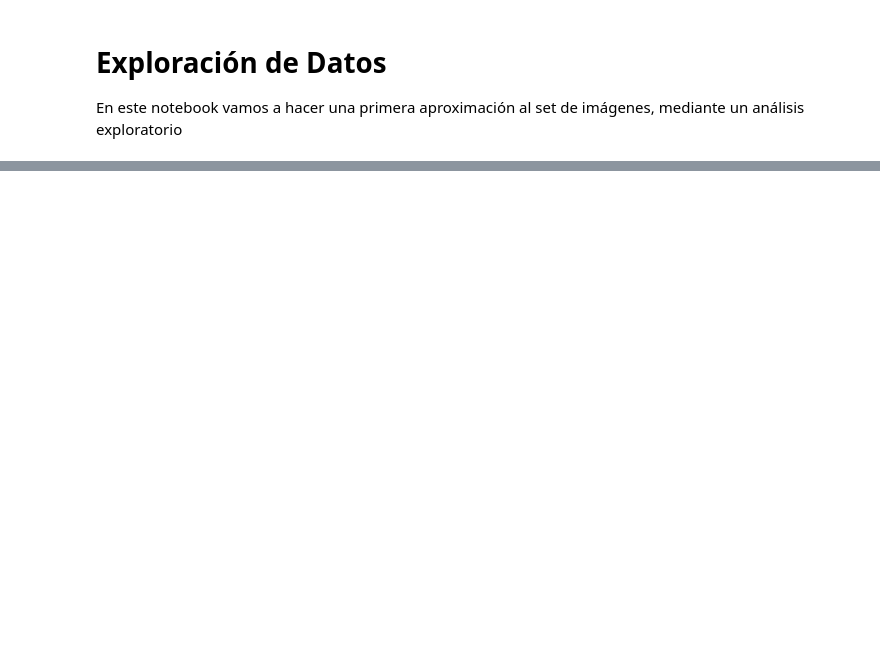
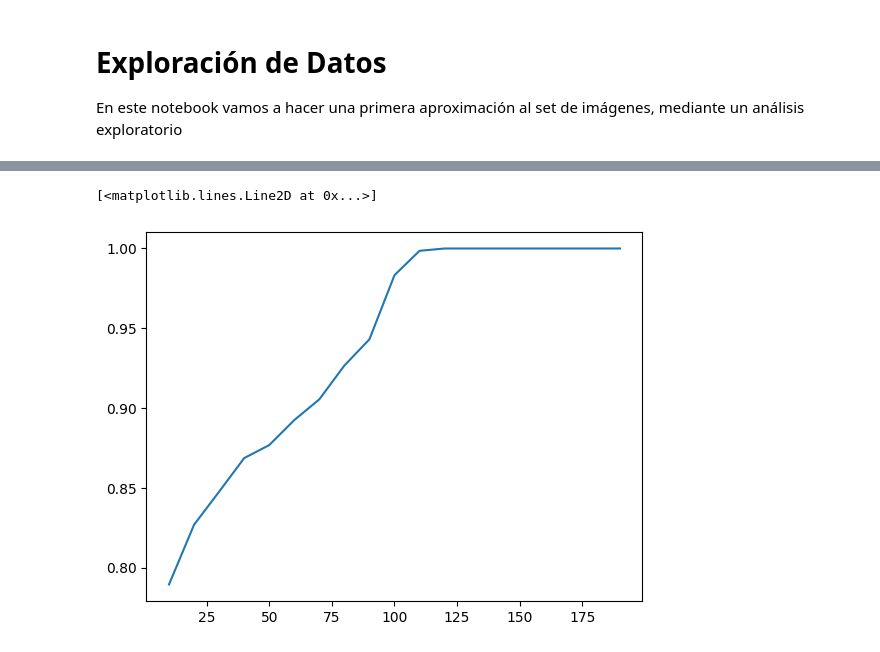
Before and after one commit to Ignacio-Ibarra/unsupervised-rice-image-segmentation, a Jupyter notebook: exploracion.ipynb, the cells around one changed output, grey strips where cells are left out. Saved outputs shown, nothing was run; the diff lists cells and outputs as text; code cells hidden in the pictures; blank space fills up the shorter version.

```diff
--- a/exploracion.ipynb
+++ b/exploracion.ipynb
@@ -160,0 +148,22 @@ plt.tight_layout()
+# %%
+from sklearn.decomposition import PCA
+
+img = img_to_numpy(path=input_paths[3])
+img_reshaped = img.reshape(250, 250*3)
+
+n_components_list= np.arange(10,200,10)
+igualdades = []
+
+for nc in n_components_list:
+    pca = PCA(n_components=nc)
+    pca_reduced = pca.fit_transform(img_reshaped)
+    pca_recovered = pca.inverse_transform(pca_reduced).astype(np.uint8).reshape(250,250,3)
+    igualdad = np.sum(abs(img - pca_recovered)<4)/(250*250*3)
+    igualdades.append(igualdad)
+# %%
+fig, ax = plt.subplots()
+
+ax.plot(n_components_list, igualdades)
+# %% [output]
+[<matplotlib.lines.Line2D at 0x...>]
+[figure, added]
```
Also changed, not shown: parts of 4 cells of this notebook.
